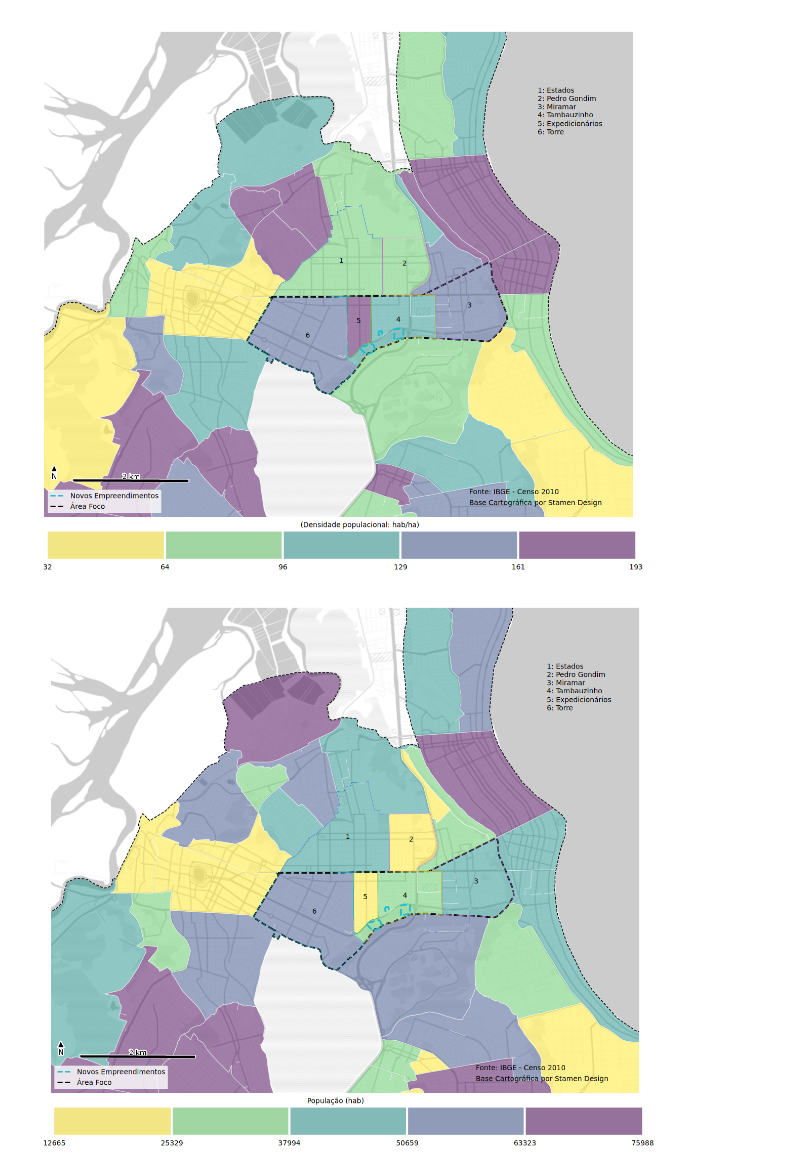
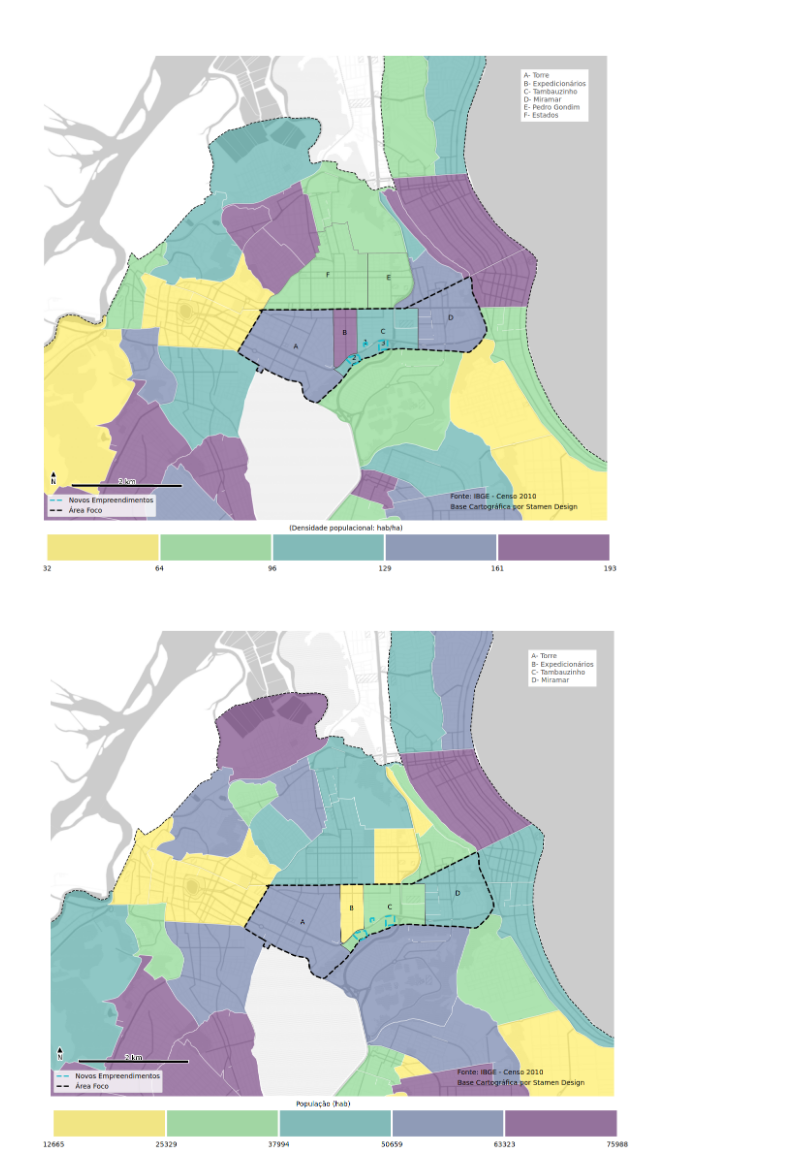
Before and after one commit to fc-anjos/cartografia-joao-pessoa, a Jupyter notebook: POPULACAO.ipynb, the cells around one changed output. Cells and saved outputs as stored; diff of their text form; code cells hidden in the pictures.

```diff
--- a/POPULACAO.ipynb
+++ b/POPULACAO.ipynb
@@ -50,20 +56,30 @@ bairros_recorte_menor = bairros_recorte_maior.loc[bairros_recorte_maior['NM_BAIR
 # %%
-def anotate_bairros(ax, plt, bairros_recorte):
+def anotate_bairros(ax, plt, bairros_recorte, x, y):
+    dict_letters = dict(enumerate(string.ascii_uppercase, 1))
     count = 0
-    legend_dict = {}
     full_string = ''
     for idx, row in bairros_recorte.iterrows():
         count += 1
-        legend_dict[row['NM_BAIRRO']] = str(count)+':'+row['NM_BAIRRO']
+        ax.text(row.coords[0],
+                row.coords[1],
+                s=dict_letters[count],
+                horizontalalignment='center',
+                bbox={'facecolor': 'none', 'edgecolor':'none'})
+
+        full_string+= '{0}- {1} \n'.format(dict_letters[count], row['NM_BAIRRO'])
+
+    full_string = full_string[:-2]
+    plt.annotate(full_string, (x, y), xycoords='figure fraction', backgroundcolor="w", alpha=0.7)
+
+def anotate_lotes(ax, plt, lotes_empreendimentos):
+    count = 0
+    for idx, row in lotes_empreendimentos.iterrows():
+        count += 1
         ax.text(row.coords[0],
                 row.coords[1],
                 s=str(count),
                 horizontalalignment='center',
-                bbox={'facecolor': 'none', 'alpha':0.8, 'edgecolor':'none'})
-
-        full_string+= '{0}: {1} \n'.format(count, row['NM_BAIRRO'])
-
-    plt.annotate(full_string, (.82, .775), xycoords='figure fraction')
+                bbox={'facecolor': 'none', 'edgecolor':'none'})
 # %%
 def plot_categorical(df,
                      column,
@@ -72,6 +88,8 @@ def plot_categorical(df,
                      borders,
                      lotes_empreendimentos,
                      bairros_recorte,
+                     x,
+                     y,
                      output,
                      annotation_pos_1,
                      annotation_pos_2,
@@ -83,7 +101,8 @@ def plot_categorical(df,
                      factor_right=1,
                      factor_bottom=1,
                      factor_left=1,
-                     legend_y = 0.07):
+                     legend_y = 0.07,
+                     annotate_bairros = True):
 
     mpl.rcParams.update(mpl.rcParamsDefault)
     plt.rcParams["figure.figsize"] = (15,15)
@@ -146,8 +165,8 @@ def plot_categorical(df,
     scale = scale_bar(ax, ccrs.epsg(3857), scale_extension)
 
 
-    plt.annotate('Fonte: IBGE - Censo 2010', (0,0), (600, 95), xycoords='axes fraction', textcoords='offset points', va='center')
-    plt.annotate('Base Cartográfica por Stamen Design', (0,0), (600, 80), xycoords='axes fraction', textcoords='offset points', va='center')
+    plt.annotate('Fonte: IBGE - Censo 2010', (0,0), annotation_pos_1, xycoords='axes fraction', textcoords='offset points', va='center')
+    plt.annotate('Base Cartográfica por Stamen Design', (0,0), annotation_pos_2, xycoords='axes fraction', textcoords='offset points', va='center')
 
     #cax = divider.append_axes("bottom", size="5%", pad=0.05)
     #plt.tight_layout(pad=0)
@@ -168,9 +187,10 @@ def plot_categorical(df,
                          facecolor='none',
                          edgecolor='black',
                          linewidth=0.6,
-                         column='NM_BAIRRO')
+                        alpha=0.6)
 
-    anotate_bairros(ax, plt, bairros_recorte)
+    if annotate_bairros:
+        anotate_bairros(ax, plt, bairros_recorte, x, y)
 
 
     pos1 = cax.get_position() # get the original position
@@ -187,6 +207,8 @@ def plot_categorical(df,
                                                       linewidth=(2.5),
                                                       linestyle='--',
                                                       zorder=5)
+
+    anotate_lotes(ax, plt, lotes_empreendimentos)
     #operator_t.MULTIPLY.patch_artist(plot)
     #operator_t.SOURCE.patch_artist(empreendimentos_plot)
 
@@ -245,24 +274,27 @@ plot_categorical(bairros_recorte,
 # %%
 plot_categorical(populacao_bairros,
                  'densidade',
                  5,
                  0.5,
                  [limite_mun, recorte_menor],
                  lotes_empreendimentos,
+                 bairros_recorte_maior,
+                 .83,
+                 .82,
                  'densidade_populacional_centro',
                  (600, 95),
                  (600, 80),
                  (360, 48),
                  14,
                  '(Densidade populacional: hab/ha)',
                  scale_extension=2,
                  legend_y = 0.03,
                  factor_left=0.5,
                  factor_right=0.7,
                  factor_bottom=0.05,
                  factor_top=0.7)
 # %% [output]
-[figure, old version]
+[figure, new version]
 # %%
 plot_categorical(populacao_bairros,
                  'MORADORES',
@@ -270,6 +302,9 @@ plot_categorical(populacao_bairros,
                  0.5,
                  [limite_mun, recorte_menor],
                  lotes_empreendimentos,
+                 bairros_recorte_menor,
+                 .83,
+                 .84,
                  'populacao_centro',
                  (600, 95),
                  (600, 80),
@@ -283,7 +318,7 @@ plot_categorical(populacao_bairros,
                  factor_bottom=0.05,
                  factor_top=0.7)
 # %% [output]
-[figure, old version]
+[figure, new version]
 # %%
 plot_categorical(populacao_bairros,
                  'densidade',
```
Also changed, not shown: parts of 7 cells of this notebook.
